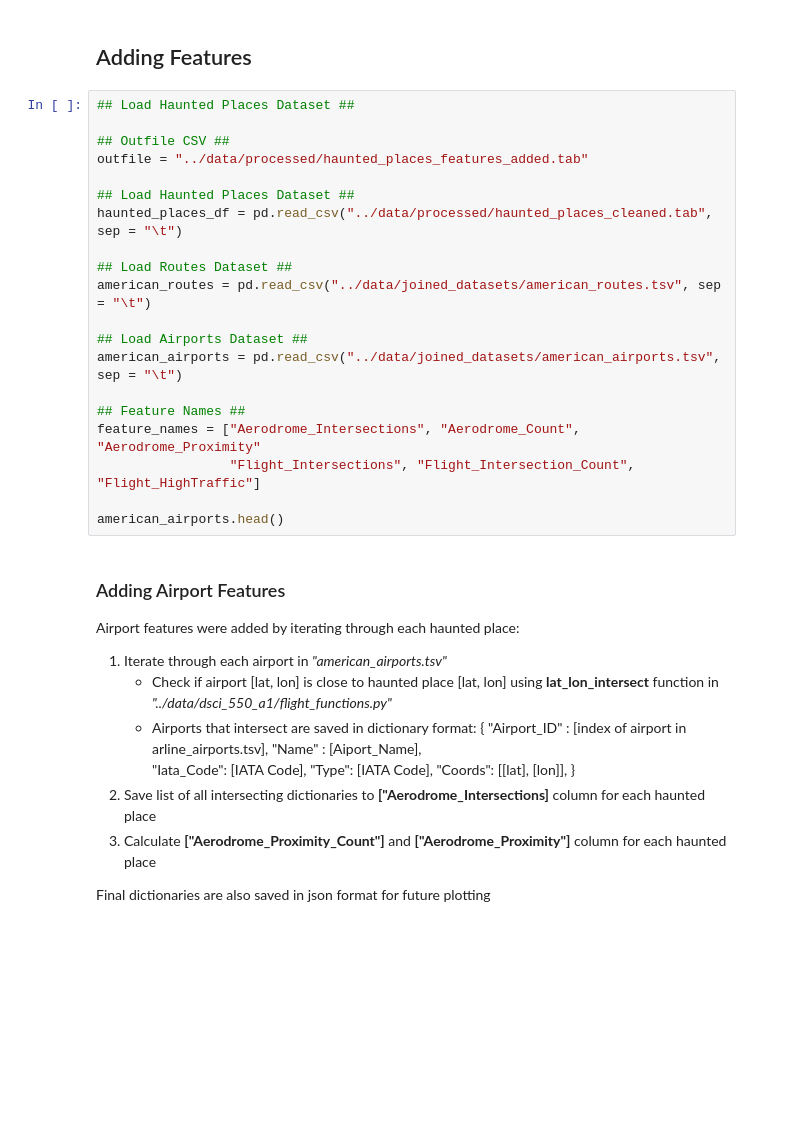
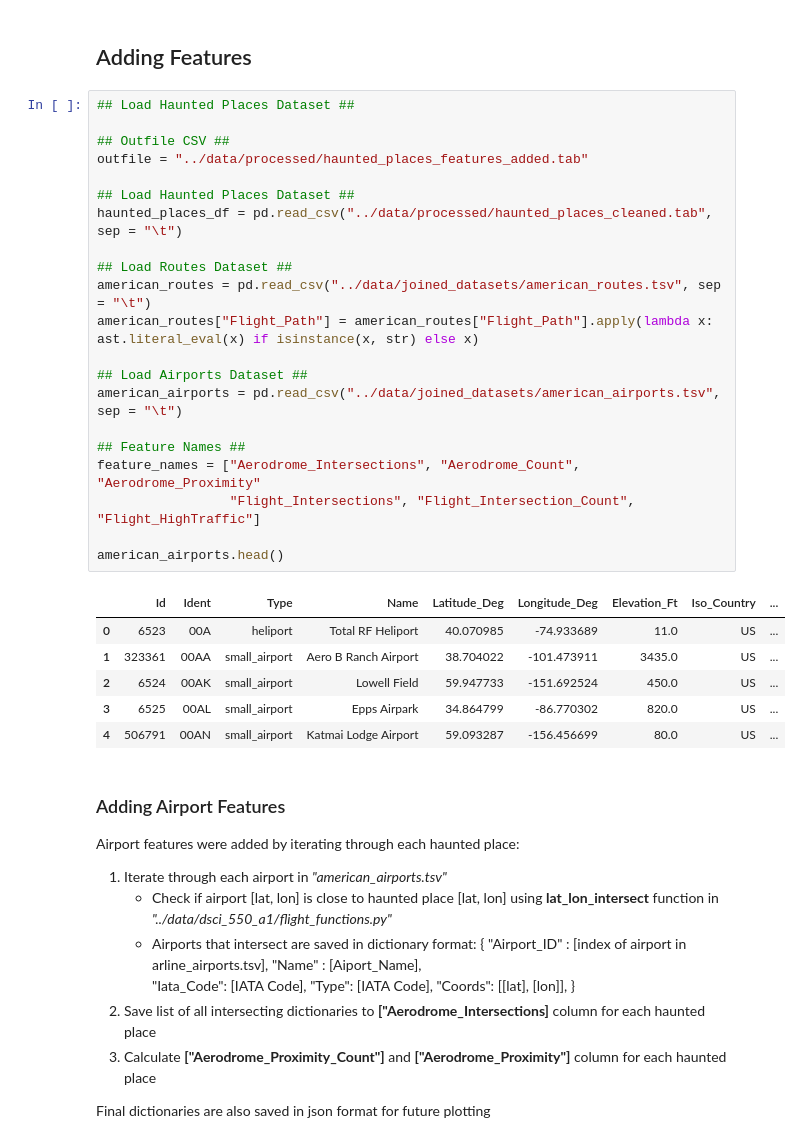
Before and after one commit to dgottschalk03/dsci_550_a1, a Jupyter notebook: notebooks/2.01-dg-airports_data-joining.ipynb, the cells around one changed output. Cells and saved outputs as stored; diff of their text form; blank space fills up the shorter version.

```diff
--- a/notebooks/2.01-dg-airports_data-joining.ipynb
+++ b/notebooks/2.01-dg-airports_data-joining.ipynb
@@ -444,23 +444,31 @@ american_routes.to_csv('../data/joined_datasets/american_routes.tsv', sep = '\t'
 # %%
 ## Load Haunted Places Dataset ##
 
 ## Outfile CSV ##
 outfile = "../data/processed/haunted_places_features_added.tab"
 
 ## Load Haunted Places Dataset ##
 haunted_places_df = pd.read_csv("../data/processed/haunted_places_cleaned.tab", sep = "\t")
 
 ## Load Routes Dataset ##
 american_routes = pd.read_csv("../data/joined_datasets/american_routes.tsv", sep = "\t")
+american_routes["Flight_Path"] = american_routes["Flight_Path"].apply(lambda x: ast.literal_eval(x) if isinstance(x, str) else x)
 
 ## Load Airports Dataset ##
 american_airports = pd.read_csv("../data/joined_datasets/american_airports.tsv", sep = "\t")
 
 ## Feature Names ##
 feature_names = ["Aerodrome_Intersections", "Aerodrome_Count", "Aerodrome_Proximity"
                  "Flight_Intersections", "Flight_Intersection_Count", "Flight_HighTraffic"]
 
 american_airports.head()
+# %% [output]
+|  | Id | Ident | Type | Name | Latitude_Deg | Longitude_Deg | Elevation_Ft | Iso_Country | ... |
+| 0 | 6523 | 00A | heliport | Total RF Heliport | 40.070985 | -74.933689 | 11.0 | US | ... |
+| 1 | 323361 | 00AA | small_airport | Aero B Ranch Airport | 38.704022 | -101.473911 | 3435.0 | US | ... |
+| 2 | 6524 | 00AK | small_airport | Lowell Field | 59.947733 | -151.692524 | 450.0 | US | ... |
+| 3 | 6525 | 00AL | small_airport | Epps Airpark | 34.864799 | -86.770302 | 820.0 | US | ... |
+| 4 | 506791 | 00AN | small_airport | Katmai Lodge Airport | 59.093287 | -156.456699 | 80.0 | US | ... |
 # %% [markdown]
 ### Adding Airport Features
 
```
Also changed, not shown: parts of 4 cells of this notebook, 23 other files.
